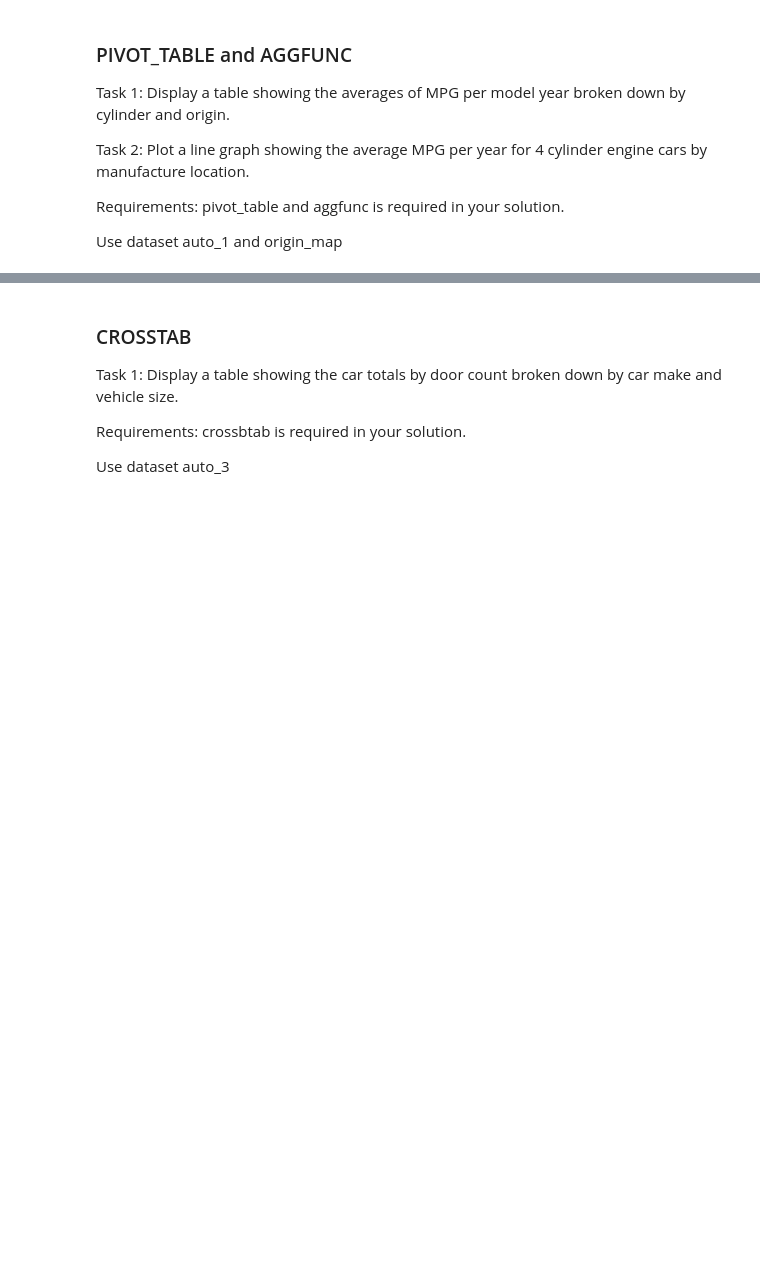
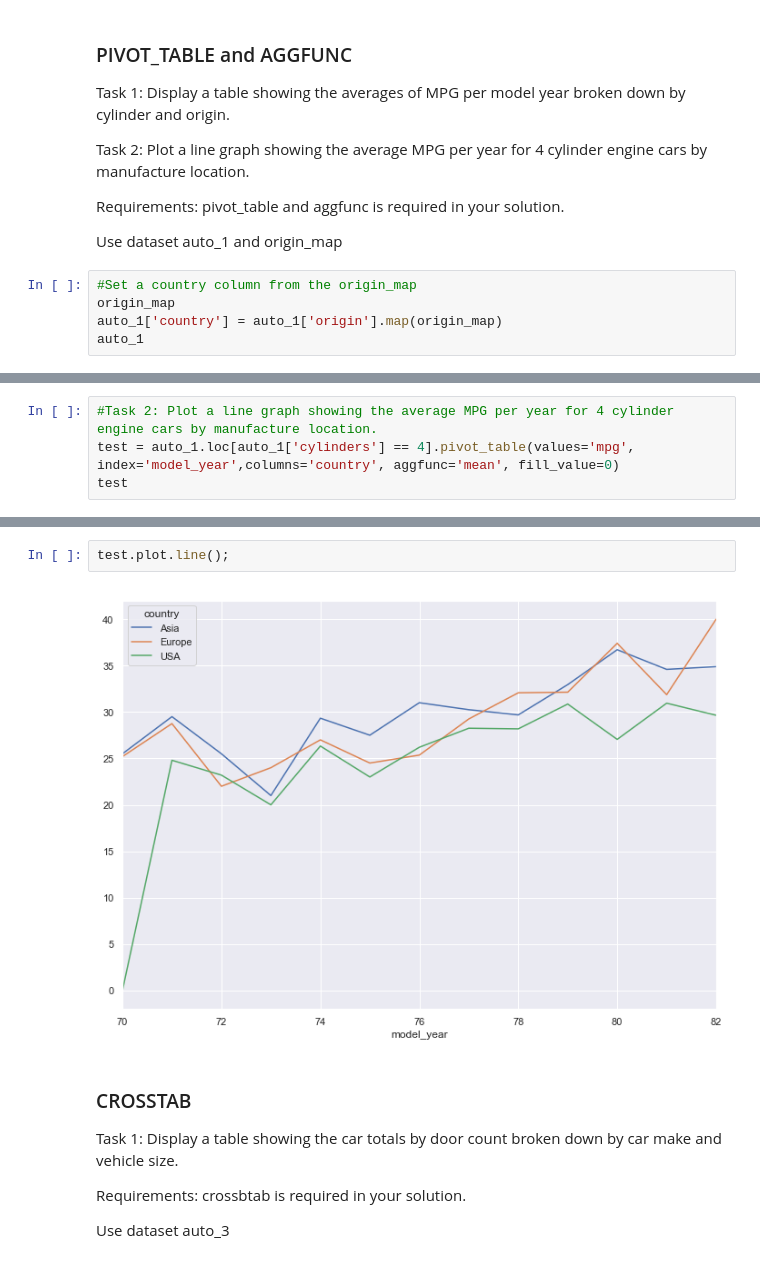
Before and after one commit to dgriffis/python-data-analysis-crash-course, a Jupyter notebook: 10-data-agg-and-group-ops/data-agg-and-group-ops.ipynb, the cells around one changed output, grey strips where cells are left out. Drawn from its saved outputs; the diff is of its cells as text; blank space fills up the shorter version.

```diff
--- a/10-data-agg-and-group-ops/data-agg-and-group-ops.ipynb
+++ b/10-data-agg-and-group-ops/data-agg-and-group-ops.ipynb
@@ -201,3 +201,8 @@ Task 2: Plot a line graph showing the average MPG per year for 4 cylinder engine
 Requirements: pivot_table and aggfunc is required in your solution.
 
 Use dataset auto_1 and origin_map
+# %%
+#Set a country column from the origin_map
+origin_map
+auto_1['country'] = auto_1['origin'].map(origin_map)
+auto_1
@@ -203,0 +238,4 @@ Use dataset auto_1 and origin_map
+# %%
+#Task 2: Plot a line graph showing the average MPG per year for 4 cylinder engine cars by manufacture location.
+test = auto_1.loc[auto_1['cylinders'] == 4].pivot_table(values='mpg', index='model_year',columns='country', aggfunc='mean', fill_value=0)
+test
@@ -204,3 +258,7 @@ Use dataset auto_1 and origin_map
+# %%
+test.plot.line();
+# %% [output]
+[figure, added]
 # %% [markdown]
 ### CROSSTAB
 
```
Also changed, not shown: parts of 6 cells of this notebook.
